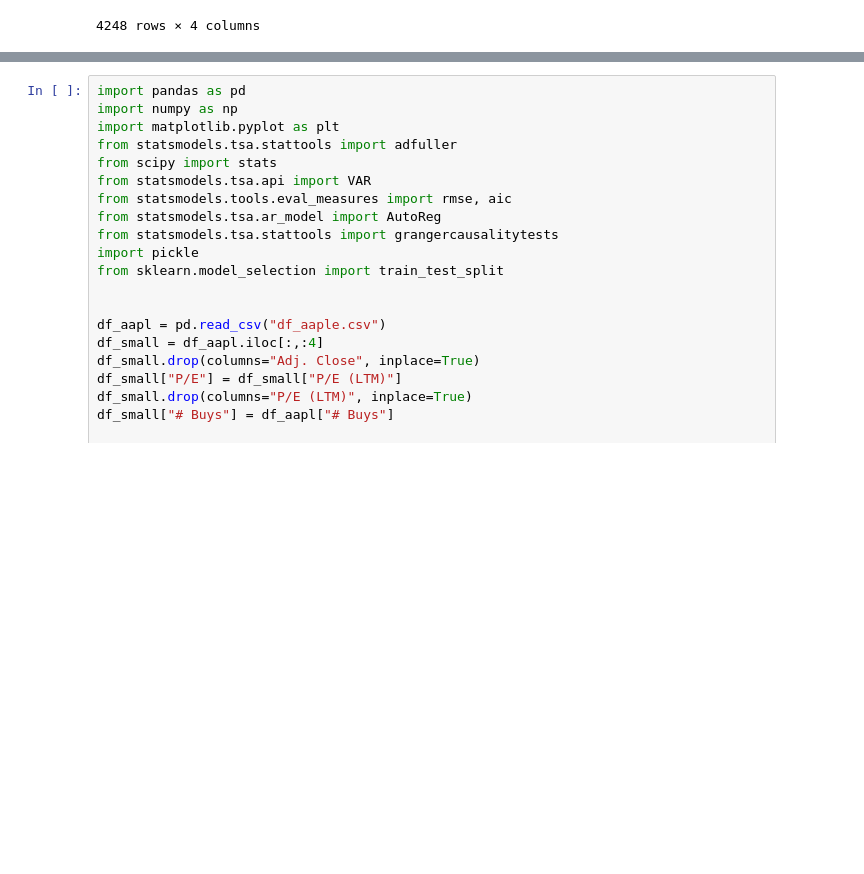
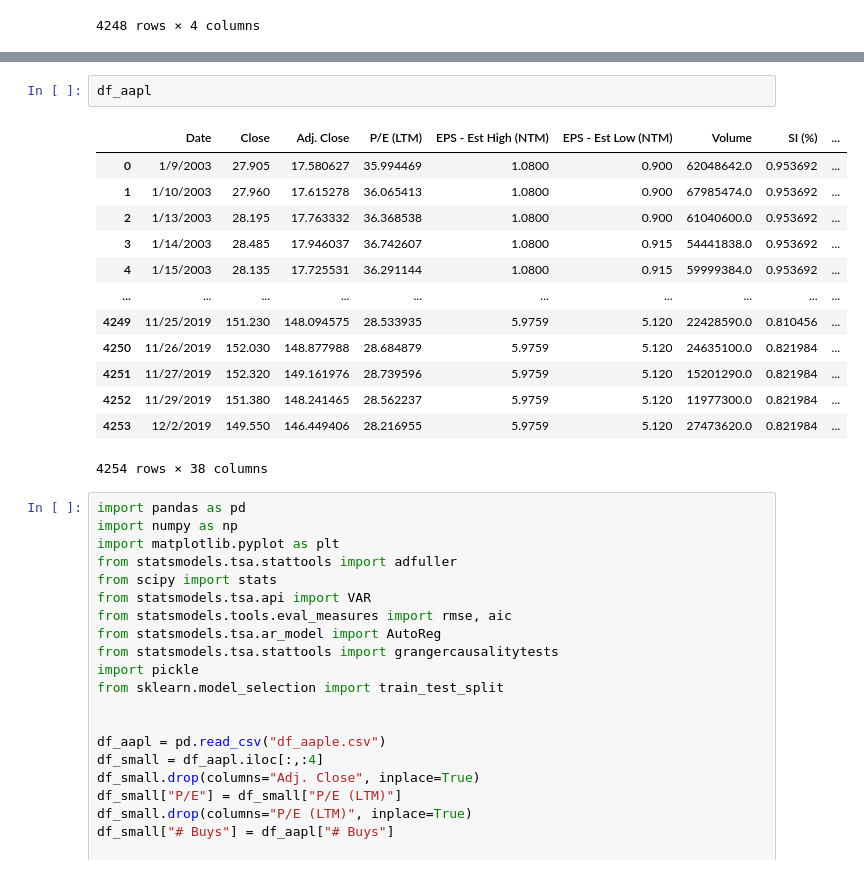
Before and after one commit to ToshaQE/Sun-2014, a Jupyter notebook: y_lags_in_exog.ipynb, the cells around one changed output, grey strips where cells are left out. Drawn from its saved outputs; the diff is of its cells as text; blank space fills up the shorter version.

```diff
--- a/y_lags_in_exog.ipynb
+++ b/y_lags_in_exog.ipynb
@@ -18,3 +42,19 @@ df_small_raw2
+# %%
+df_aapl
+# %% [output]
+|  | Date | Close | Adj. Close | P/E (LTM) | EPS - Est High (NTM) | EPS - Est Low (NTM) | Volume | SI (%) | ... |
+| 0 | 1/9/2003 | 27.905 | 17.580627 | 35.994469 | 1.0800 | 0.900 | 62048642.0 | 0.953692 | ... |
+| 1 | 1/10/2003 | 27.960 | 17.615278 | 36.065413 | 1.0800 | 0.900 | 67985474.0 | 0.953692 | ... |
+| 2 | 1/13/2003 | 28.195 | 17.763332 | 36.368538 | 1.0800 | 0.900 | 61040600.0 | 0.953692 | ... |
+| 3 | 1/14/2003 | 28.485 | 17.946037 | 36.742607 | 1.0800 | 0.915 | 54441838.0 | 0.953692 | ... |
+| 4 | 1/15/2003 | 28.135 | 17.725531 | 36.291144 | 1.0800 | 0.915 | 59999384.0 | 0.953692 | ... |
+| ... | ... | ... | ... | ... | ... | ... | ... | ... | ... |
+| 4249 | 11/25/2019 | 151.230 | 148.094575 | 28.533935 | 5.9759 | 5.120 | 22428590.0 | 0.810456 | ... |
+| 4250 | 11/26/2019 | 152.030 | 148.877988 | 28.684879 | 5.9759 | 5.120 | 24635100.0 | 0.821984 | ... |
+| 4251 | 11/27/2019 | 152.320 | 149.161976 | 28.739596 | 5.9759 | 5.120 | 15201290.0 | 0.821984 | ... |
+| 4252 | 11/29/2019 | 151.380 | 148.241465 | 28.562237 | 5.9759 | 5.120 | 11977300.0 | 0.821984 | ... |
+| 4253 | 12/2/2019 | 149.550 | 146.449406 | 28.216955 | 5.9759 | 5.120 | 27473620.0 | 0.821984 | ... |
+4254 rows × 38 columns
 # %%
 import pandas as pd
 import numpy as np
```
Also changed, not shown: parts of 2 cells of this notebook, 2 other files.
